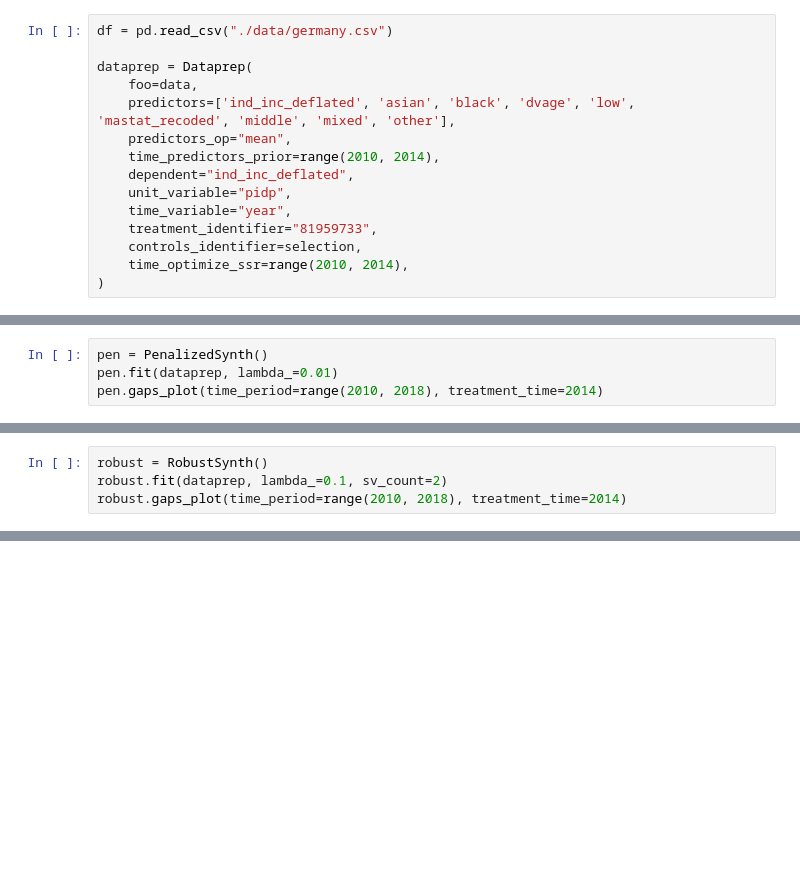
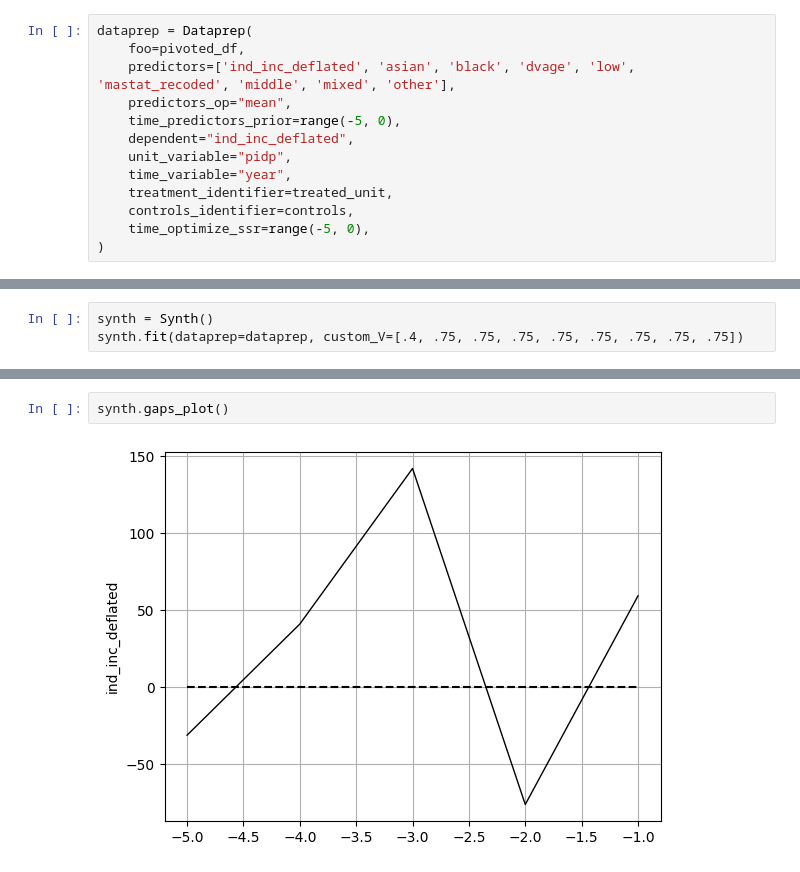
Before and after one commit to centre-for-care/costofcare, a Jupyter notebook: nsc.ipynb, the cells around one changed output, grey strips where cells are left out. Drawn from its saved outputs; the diff is of its cells as text; blank space fills up the shorter version.

```diff
--- a/nsc.ipynb
+++ b/nsc.ipynb
@@ -18,15 +110,13 @@ data = pd.concat([sample,t_u], axis=0)
 # %%
-df = pd.read_csv("./data/germany.csv")
-
 dataprep = Dataprep(
-    foo=data,
+    foo=pivoted_df,
     predictors=['ind_inc_deflated', 'asian', 'black', 'dvage', 'low', 'mastat_recoded', 'middle', 'mixed', 'other'],
     predictors_op="mean",
-    time_predictors_prior=range(2010, 2014),
+    time_predictors_prior=range(-5, 0),
     dependent="ind_inc_deflated",
     unit_variable="pidp",
     time_variable="year",
-    treatment_identifier="81959733",
-    controls_identifier=selection,
-    time_optimize_ssr=range(2010, 2014),
+    treatment_identifier=treated_unit,
+    controls_identifier=controls,
+    time_optimize_ssr=range(-5, 0),
 )
@@ -39,4 +122,0 @@ augsynth.gaps_plot(time_period=range(2010, 2018), treatment_time=2014)
-# %%
-pen = PenalizedSynth()
-pen.fit(dataprep, lambda_=0.01)
-pen.gaps_plot(time_period=range(2010, 2018), treatment_time=2014)
@@ -45,4 +122,0 @@ pen.gaps_plot(time_period=range(2010, 2018), treatment_time=2014)
-# %%
-robust = RobustSynth()
-robust.fit(dataprep, lambda_=0.1, sv_count=2)
-robust.gaps_plot(time_period=range(2010, 2018), treatment_time=2014)
@@ -76,0 +168,3 @@ array([0.001, 0.001, 0.001, 0.001, 0.001, 0.001, 0.001, 0.001, 0.001,
+# %%
+synth = Synth()
+synth.fit(dataprep=dataprep, custom_V=[.4, .75, .75, .75, .75, .75, .75, .75, .75])
@@ -76,0 +185,4 @@ array([0.001, 0.001, 0.001, 0.001, 0.001, 0.001, 0.001, 0.001, 0.001,
+# %%
+synth.gaps_plot()
+# %% [output]
+[figure, added]
```
Also changed, not shown: parts of 16 cells of this notebook, 3 other files.
